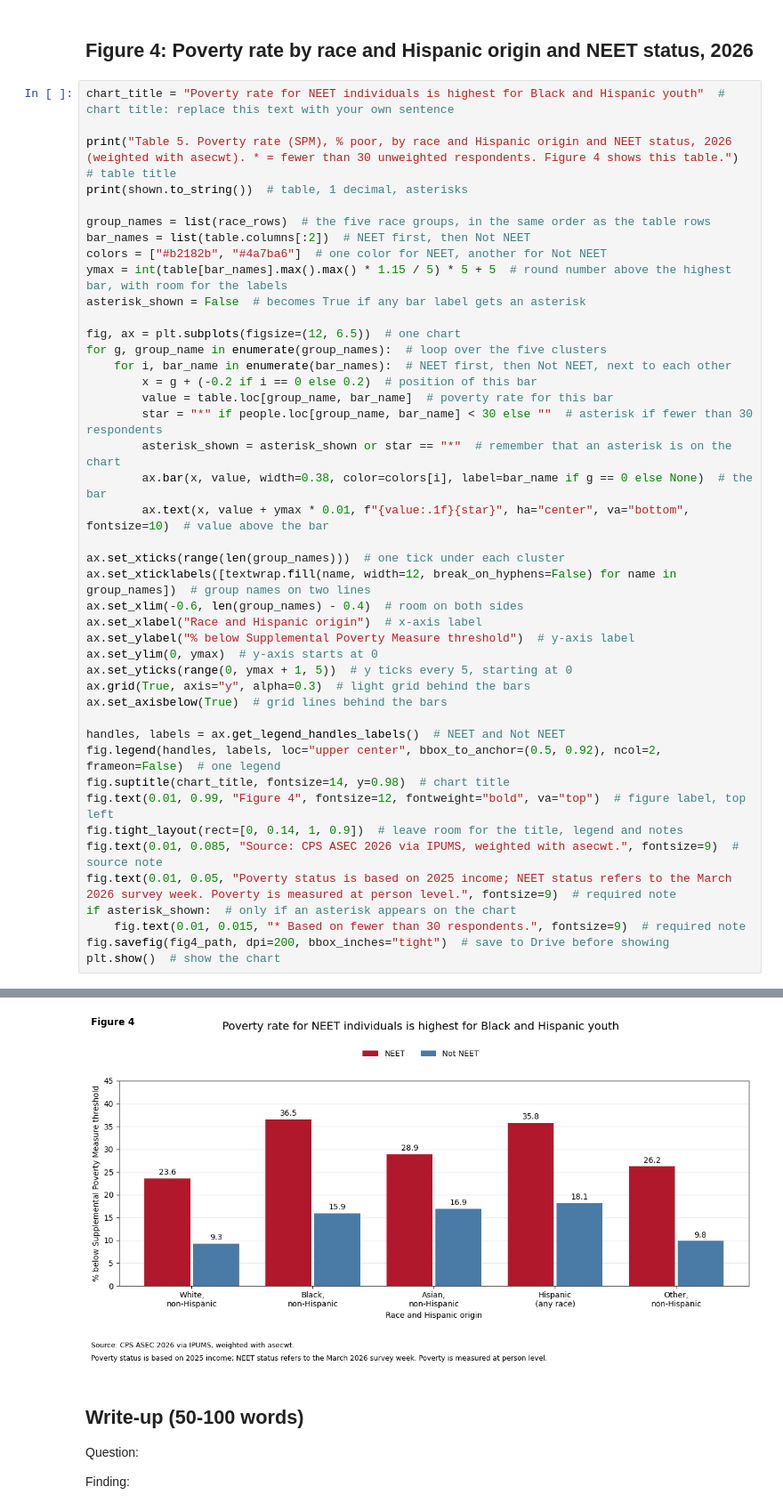
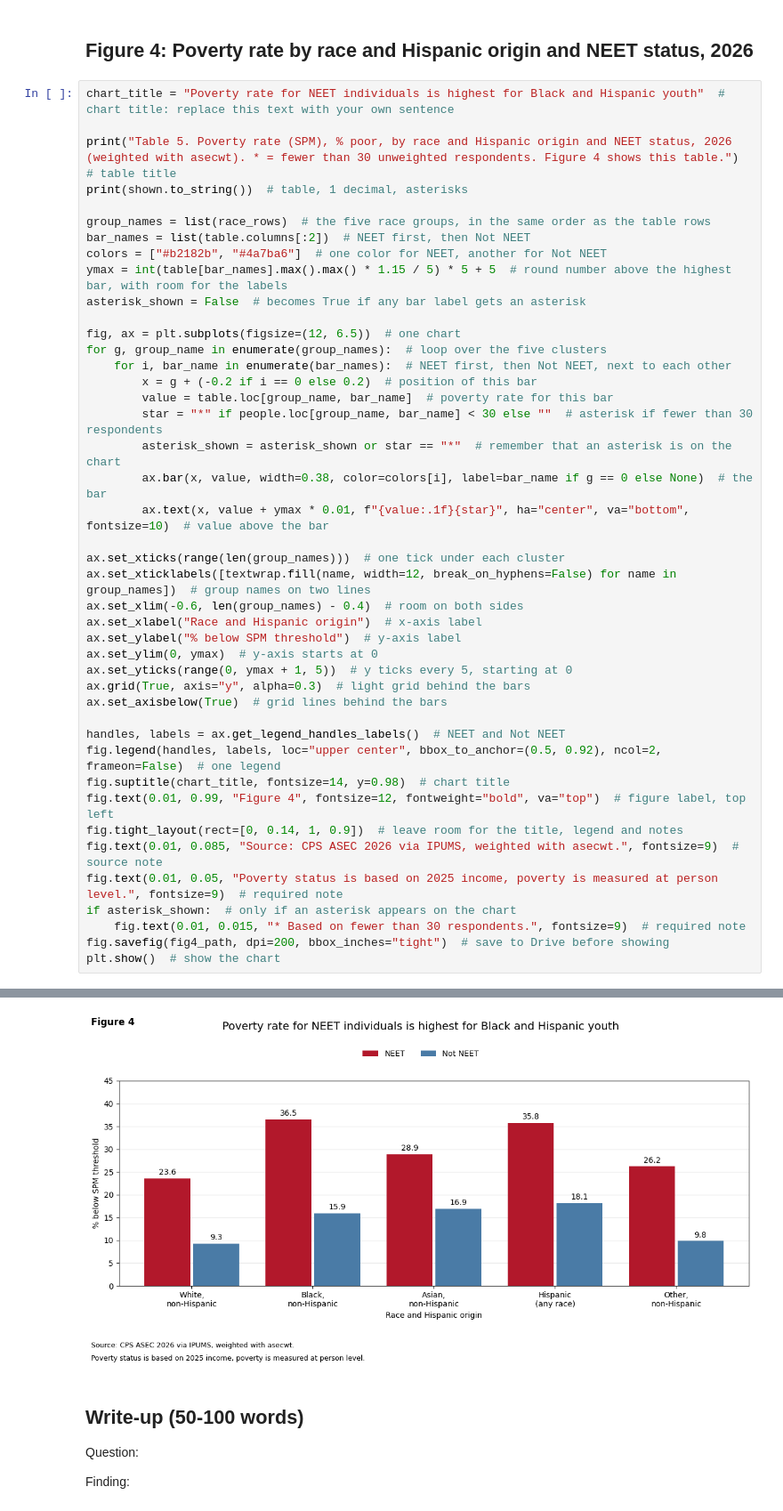
Before and after one commit to Tbhanu7/NEET_research_project, a Jupyter notebook: neet5.ipynb, the cells around one changed output, grey strips where cells are left out. Shown at 89% size. Cells and saved outputs as stored; diff of their text form.

```diff
--- a/neet5.ipynb
+++ b/neet5.ipynb
@@ -111,36 +111,36 @@ for g, group_name in enumerate(group_names):  # loop over the five clusters
         ax.bar(x, value, width=0.38, color=colors[i], label=bar_name if g == 0 else None)  # the bar
         ax.text(x, value + ymax * 0.01, f"{value:.1f}{star}", ha="center", va="bottom", fontsize=10)  # value above the bar
 
 ax.set_xticks(range(len(group_names)))  # one tick under each cluster
 ax.set_xticklabels([textwrap.fill(name, width=12, break_on_hyphens=False) for name in group_names])  # group names on two lines
 ax.set_xlim(-0.6, len(group_names) - 0.4)  # room on both sides
 ax.set_xlabel("Race and Hispanic origin")  # x-axis label
-ax.set_ylabel("% below Supplemental Poverty Measure threshold")  # y-axis label
+ax.set_ylabel("% below SPM threshold")  # y-axis label
 ax.set_ylim(0, ymax)  # y-axis starts at 0
 ax.set_yticks(range(0, ymax + 1, 5))  # y ticks every 5, starting at 0
 ax.grid(True, axis="y", alpha=0.3)  # light grid behind the bars
 ax.set_axisbelow(True)  # grid lines behind the bars
 
 handles, labels = ax.get_legend_handles_labels()  # NEET and Not NEET
 fig.legend(handles, labels, loc="upper center", bbox_to_anchor=(0.5, 0.92), ncol=2, frameon=False)  # one legend
 fig.suptitle(chart_title, fontsize=14, y=0.98)  # chart title
 fig.text(0.01, 0.99, "Figure 4", fontsize=12, fontweight="bold", va="top")  # figure label, top left
 fig.tight_layout(rect=[0, 0.14, 1, 0.9])  # leave room for the title, legend and notes
 fig.text(0.01, 0.085, "Source: CPS ASEC 2026 via IPUMS, weighted with asecwt.", fontsize=9)  # source note
-fig.text(0.01, 0.05, "Poverty status is based on 2025 income; NEET status refers to the March 2026 survey week. Poverty is measured at person level.", fontsize=9)  # required note
+fig.text(0.01, 0.05, "Poverty status is based on 2025 income, poverty is measured at person level.", fontsize=9)  # required note
 if asterisk_shown:  # only if an asterisk appears on the chart
     fig.text(0.01, 0.015, "* Based on fewer than 30 respondents.", fontsize=9)  # required note
 fig.savefig(fig4_path, dpi=200, bbox_inches="tight")  # save to Drive before showing
 plt.show()  # show the chart
 # %% [output]
 Table 5. Poverty rate (SPM), % poor, by race and Hispanic origin and NEET status, 2026 (weighted with asecwt). * = fewer than 30 unweighted respondents. Figure 4 shows this table.
                       NEET Not NEET
 White, non-Hispanic  23.6      9.3
 Black, non-Hispanic  36.5     15.9
 Asian, non-Hispanic  28.9     16.9
 Hispanic (any race)  35.8     18.1
 Other, non-Hispanic  26.2      9.8
-[figure, old version]
+[figure, new version]
 # %% [markdown]
 ## Write-up (50-100 words)
 
```
Also changed, not shown: parts of 1 cell of this notebook.
